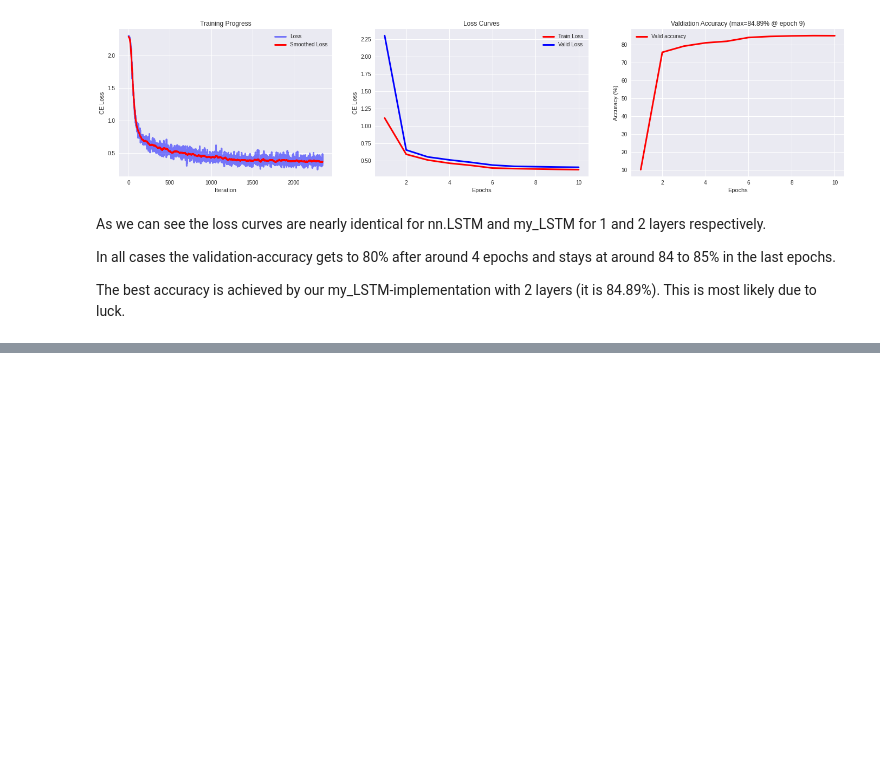
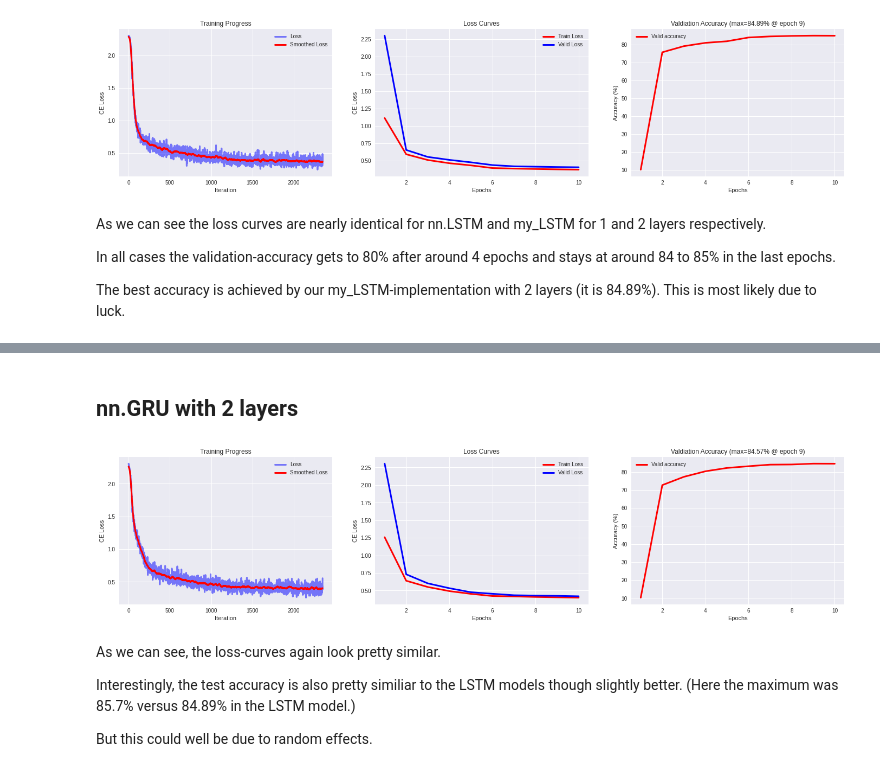
Before and after one commit to bsen/Lab-Vision-Systems, a Jupyter notebook: assignment_05/exercise5.ipynb, the cells around one changed output, grey strips where cells are left out. Drawn from its saved outputs; the diff is of its cells as text; code cells hidden in the pictures; blank space fills up the shorter version.

```diff
--- a/assignment_05/exercise5.ipynb
+++ b/assignment_05/exercise5.ipynb
@@ -373,0 +603,13 @@ This is most likely due to luck.
+# %% [markdown]
+## nn.GRU with 2 layers
+# %%
+plot_stats_path('models/nnGRU_2layer.pt')
+# %% [output]
+[figure, added]
+# %% [markdown]
+As we can see, the loss-curves again look pretty similar.
+
+Interestingly, the test accuracy is also pretty similiar to the LSTM models though slightly better.
+(Here the maximum was 85.7% versus 84.89% in the LSTM model.)
+
+But this could well be due to random effects.
```
Also changed, not shown: parts of 23 cells of this notebook, 1 other file.
